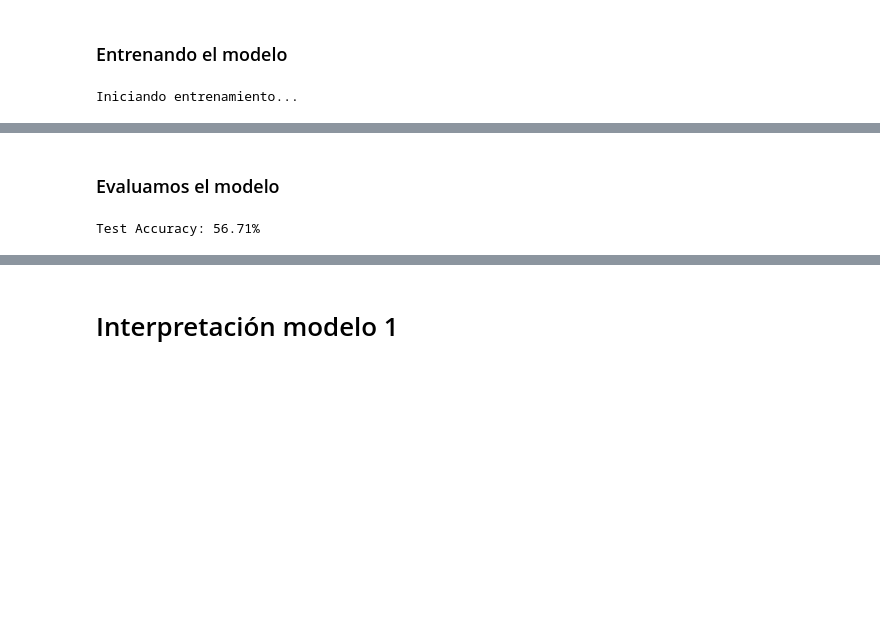
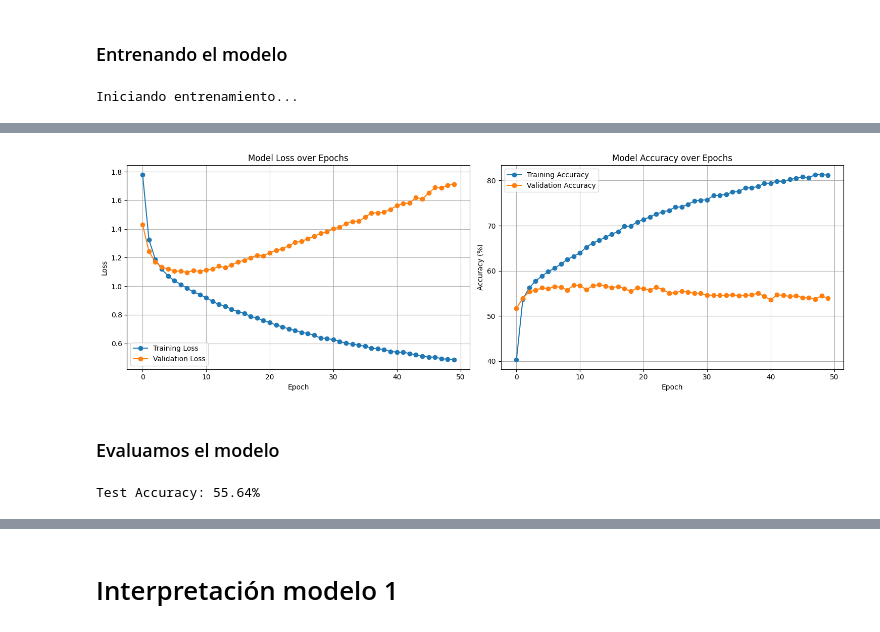
Before and after one commit to 00sen/7th-deep-learning, a Jupyter notebook: pytorch_transfer.ipynb, the cells around one changed output, grey strips where cells are left out. Saved outputs shown, nothing was run; the diff lists cells and outputs as text; code cells hidden in the pictures; blank space fills up the shorter version.

```diff
--- a/pytorch_transfer.ipynb
+++ b/pytorch_transfer.ipynb
@@ -783,6 +836,14 @@ optimizer = optim.Adam(model.parameters())
 # %%
 def train_model(model, train_loader, val_loader, criterion, optimizer, num_epochs):
     best_model_state = None
+
+    # Listas para guardar el historial
+    history = {
+        'train_loss': [],
+        'train_acc': [],
+        'val_loss': [],
+        'val_acc': []
+    }
 
     for epoch in range(num_epochs):
         # Training phase
@@ -839,6 +900,12 @@ def train_model(model, train_loader, val_loader, criterion, optimizer, num_epoch
         val_loss = val_loss/len(val_loader)
         val_acc = 100.*val_correct/val_total
 
+        # Guardar historial
+        history['train_loss'].append(train_loss)
+        history['train_acc'].append(train_acc)
+        history['val_loss'].append(val_loss)
+        history['val_acc'].append(val_acc)
+
         print(f'Epoch {epoch+1}/{num_epochs}:')
         print(f'Train Loss: {train_loss:.4f} | Train Acc: {train_acc:.2f}%')
         print(f'Val Loss: {val_loss:.4f} | Val Acc: {val_acc:.2f}%')
@@ -847,12 +914,38 @@ def train_model(model, train_loader, val_loader, criterion, optimizer, num_epoch
     if best_model_state is not None:
         model.load_state_dict(best_model_state)
 
-    return model
+    # Visualizar el historial
+    plt.figure(figsize=(15, 5))
+
+    # Subplot para Loss
+    plt.subplot(1, 2, 1)
+    plt.plot(history['train_loss'], label='Training Loss', marker='o')
+    plt.plot(history['val_loss'], label='Validation Loss', marker='o')
+    plt.title('Model Loss over Epochs')
+    plt.xlabel('Epoch')
+    plt.ylabel('Loss')
+    plt.legend()
+    plt.grid(True)
+
+    # Subplot para Accuracy
+    plt.subplot(1, 2, 2)
+    plt.plot(history['train_acc'], label='Training Accuracy', marker='o')
+    plt.plot(history['val_acc'], label='Validation Accuracy', marker='o')
+    plt.title('Model Accuracy over Epochs')
+    plt.xlabel('Epoch')
+    plt.ylabel('Accuracy (%)')
+    plt.legend()
+    plt.grid(True)
+
+    plt.tight_layout()
+    plt.show()
+
+    return model, history
 # %% [markdown]
 ### Entrenando el modelo
 # %%
 print("Iniciando entrenamiento...")
-model = train_model(
+model, history = train_model(
     model=model,
     train_loader=train_loader,
     val_loader=val_loader,
@@ -912,3 +1005,4 @@ Val Loss: 1.5686 | Val Acc: 54.54%
+[figure, added]
 # %% [markdown]
 ### Evaluamos el modelo
 # %%
@@ -930,6 +1024,6 @@ with torch.no_grad():
 test_acc = 100.*test_correct/test_total
 print(f'\nTest Accuracy: {test_acc:.2f}%')
 # %% [output]
-Test Accuracy: 56.71%
+Test Accuracy: 55.64%
 # %%
 torch.save(model.state_dict(), 'models/first-model.pth')
```
Also changed, not shown: parts of 39 cells of this notebook, 3 other files.
